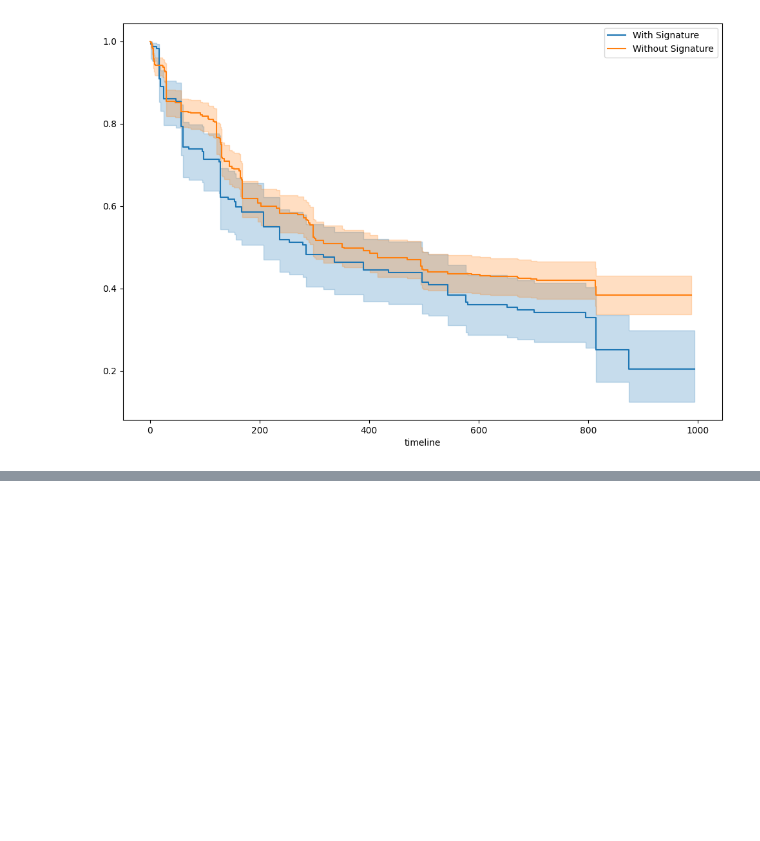
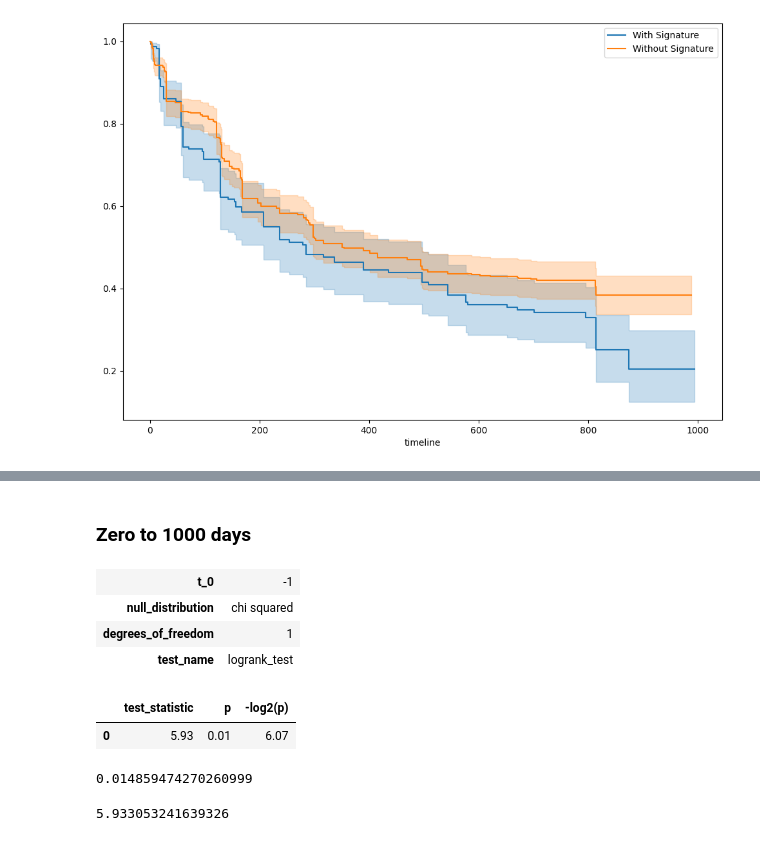
Before and after one commit to ryashpal/alfred-data-analysis, a Jupyter notebook: notebooks/survival_analysis/02.2_kaplan_meier_ecoli.ipynb, the cells around one changed output, grey strips where cells are left out. Drawn from its saved outputs; the diff is of its cells as text; code cells hidden in the pictures; blank space fills up the shorter version.

```diff
--- a/notebooks/survival_analysis/02.2_kaplan_meier_ecoli.ipynb
+++ b/notebooks/survival_analysis/02.2_kaplan_meier_ecoli.ipynb
@@ -355,0 +397,30 @@ for name, grouped_df in conbinedDf[(conbinedDf['T'] > 0) & (conbinedDf['T'] < 10
+# %% [markdown]
+### Zero to 1000 days
+# %%
+from lifelines.statistics import logrank_test
+
+filteredDf = conbinedDf[(conbinedDf['T'] > 0) & (conbinedDf['T'] < 1000)]
+
+results = logrank_test(
+    filteredDf[(filteredDf.cohort == 'With Signature')]['T'],
+    filteredDf[(filteredDf.cohort == 'Without Signature')]['T'],
+    event_observed_A=filteredDf[(filteredDf.cohort == 'With Signature')]['E'],
+    event_observed_B=filteredDf[(filteredDf.cohort == 'Without Signature')]['E'],
+    )
+
+results.print_summary()
+# %% [output]
+| t_0 | -1 |
+| null_distribution | chi squared |
+| degrees_of_freedom | 1 |
+| test_name | logrank_test |
+|  | test_statistic | p | -log2(p) |
+| 0 | 5.93 | 0.01 | 6.07 |
+# %%
+print(results.p_value)
+# %% [output]
+0.014859474270260999
+# %%
+print(results.test_statistic)
+# %% [output]
+5.933053241639326
```
Also changed, not shown: parts of 6 cells of this notebook.
